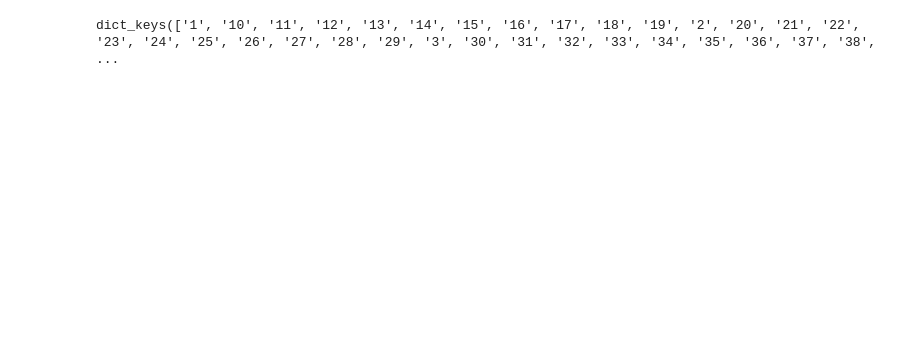
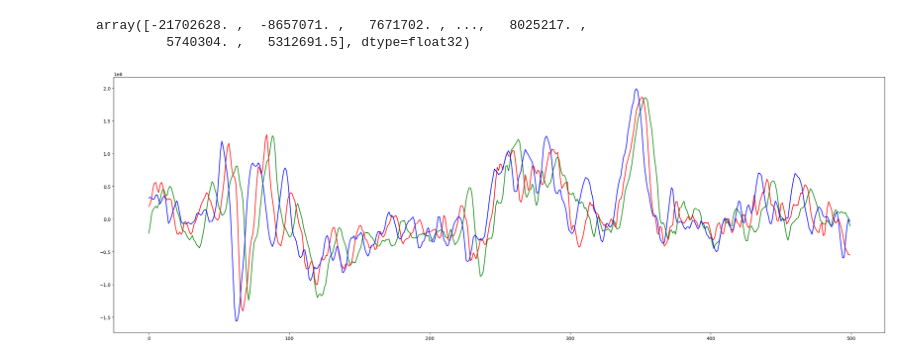
Before and after one commit to giovanni-grieco/ProgettoML, a Jupyter notebook: main/main.ipynb, the cells around one changed output. Drawn from its saved outputs; the diff is of its cells as text; code cells hidden in the pictures; blank space fills up the shorter version.

```diff
--- a/main/main.ipynb
+++ b/main/main.ipynb
@@ -21,4 +21,15 @@ files = None
 # %%
-dataSet.keys()
+dataSet['1']['trimmedMatrix'][0]
 # %% [output]
-dict_keys(['1', '10', '11', '12', '13', '14', '15', '16', '17', '18', '19', '2', '20', '21', '22', '23', '24', '25', '26', '27', '28', '29', '3', '30', '31', '32', '33', '34', '35', '36', '37', '38',  ...
+array([-21702628. ,  -8657071. ,   7671702. , ...,   8025217. ,
+         5740304. ,   5312691.5], dtype=float32)
+# %%
+#Plot the first channel
+plt.figure(figsize=(30,10))
+plt.plot(dataSet['1']['trimmedMatrix'][0][:500], 'g')
+plt.plot(dataSet['2']['trimmedMatrix'][0][:500], 'r')
+plt.plot(dataSet['3']['trimmedMatrix'][0][:500], 'b')
+#plt.plot(dataSet['4']['trimmedMatrix'][0][:1000])
+plt.show()
+# %% [output]
+[figure, added]
```
Also changed, not shown: parts of 6 cells of this notebook, 1 other file.
